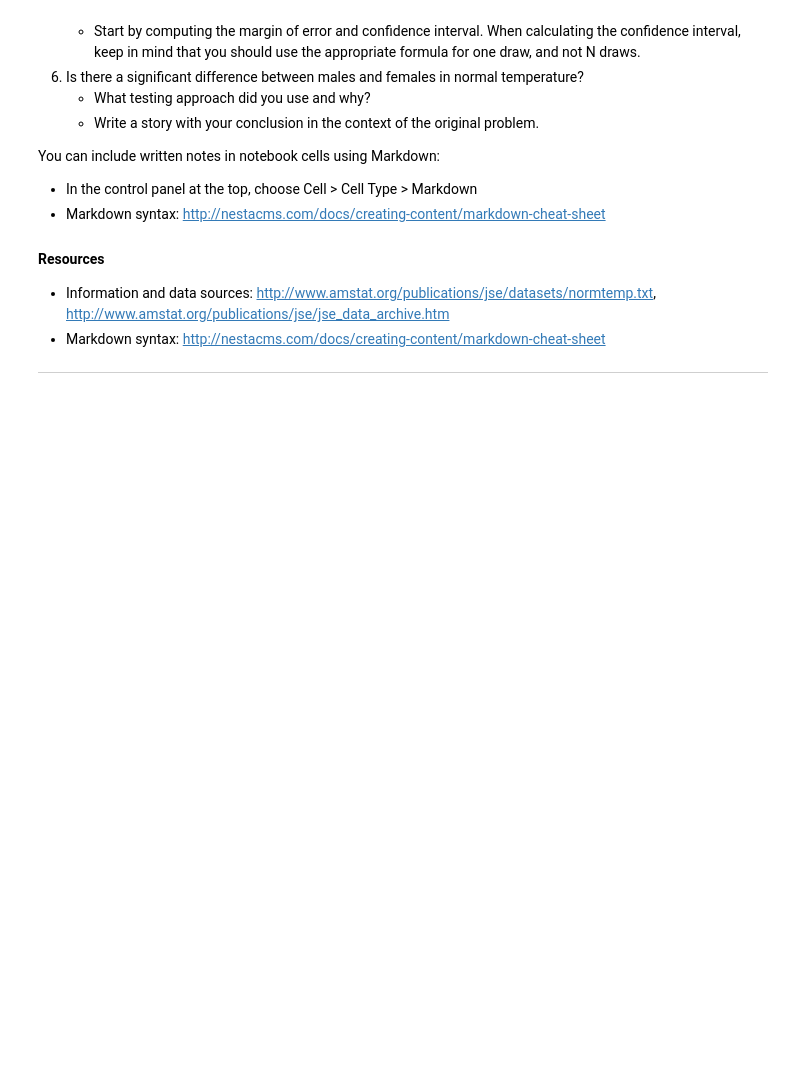
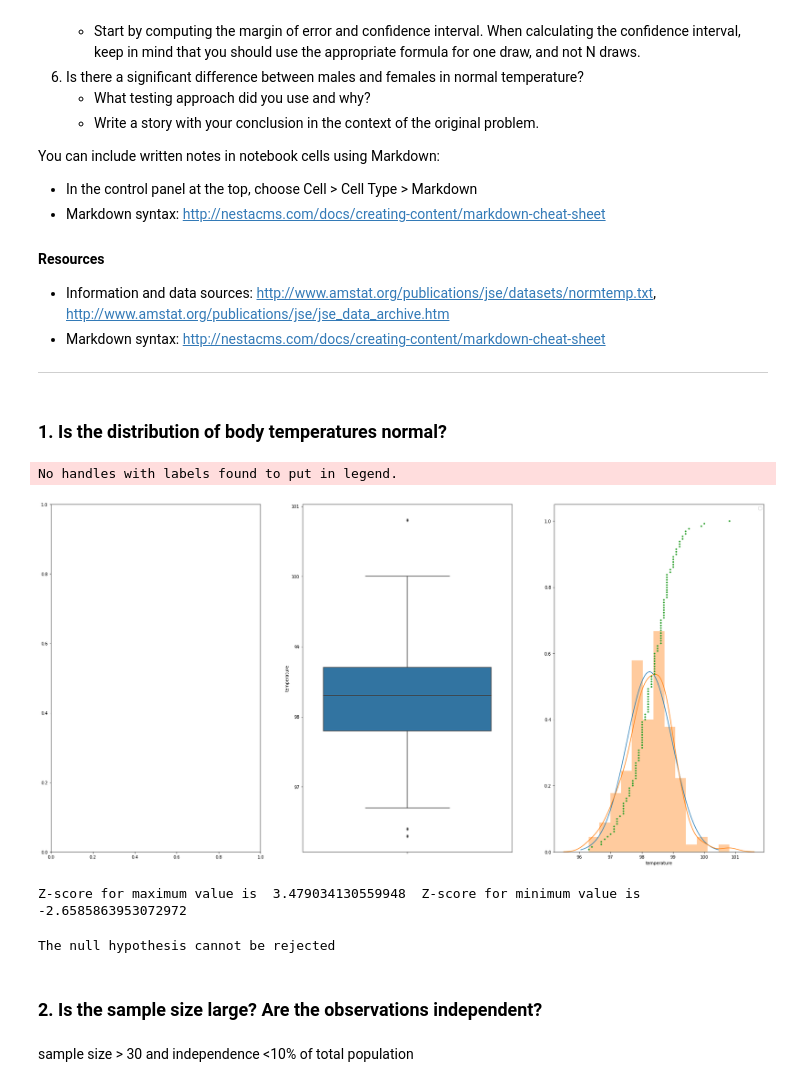
Before and after one commit to kavishashroff/Springboard, a Jupyter notebook: EDA projects/EDA_human_temperature/sliderule_dsi_inferential_statistics_exercise_1.ipynb, the cells around one changed output. Saved outputs shown, nothing was run; the diff lists cells and outputs as text; code cells hidden in the pictures; blank space fills up the shorter version.

Commit message:
Human temp EDA

```diff
--- a/EDA projects/EDA_human_temperature/sliderule_dsi_inferential_statistics_exercise_1.ipynb
+++ b/EDA projects/EDA_human_temperature/sliderule_dsi_inferential_statistics_exercise_1.ipynb
@@ -63,0 +58,57 @@ df = pd.read_csv('data/human_body_temperature.csv')
+# %%
+import pandas as pd
+import numpy as np
+import matplotlib.pyplot as plt
+import seaborn as sns
+import matplotlib.mlab as mlab
+from scipy import stats
+%matplotlib inline
+
+
+df = pd.read_csv('human_body_temperature.csv')
+# %% [markdown]
+### 1. Is the distribution of body temperatures normal?
+# %%
+summary_stats=df.temperature.describe()
+# %%
+def ecdf(data):
+    """Compute ECDF for a one-dimensional array of measurements."""
+    # Number of data points: n
+    n = len(data)
+
+    # x-data for the ECDF: x
+    x = np.sort(data)
+
+    # y-data for the ECDF: y
+    y = np.arange(1, n+1) / n
+
+    return x, y
+# %%
+#draw subplot with boxplot, ECDF
+fig, (ax1,ax2,ax3) = plt.subplots(nrows=1, ncols=3, figsize=(30,15))
+
+mean = summary_stats['mean']
+std = summary_stats['std']
+x = np.linspace(mean - 3*std, mean + 3*std, 100)
+ax1=plt.plot(x,mlab.normpdf(x, mean, std))
+ax1=sns.distplot(df.temperature)
+ax1=plt.legend(loc='upper right')
+
+ax2=sns.boxplot(y='temperature', data=df, ax=ax2)
+
+temp_x,temp_y=ecdf(df['temperature'])
+ax3=plt.plot(temp_x, temp_y, marker='.', linestyle='none')
+# %% [output]
+No handles with labels found to put in legend.
+[figure, added]
+# %%
+def calculate_z(value, mean, std):
+    z_score= (value-mean) / std
+    return z_score
+
+z_max= calculate_z(summary_stats['max'], summary_stats['mean'], summary_stats['std'])
+z_min= calculate_z(summary_stats['min'], summary_stats['mean'], summary_stats['std'])
+
+print('Z-score for maximum value is ', z_max, ' Z-score for minimum value is ', z_min)
+# %% [output]
+Z-score for maximum value is  3.479034130559948  Z-score for minimum value is  -2.6585863953072972
@@ -63,0 +117,13 @@ df = pd.read_csv('data/human_body_temperature.csv')
+# %%
+alpha = 1e-3
+if p < alpha:  # null hypothesis: x comes from a normal distribution
+    print("The null hypothesis can be rejected")
+else:
+    print("The null hypothesis cannot be rejected")
+# %% [output]
+The null hypothesis cannot be rejected
+# %% [markdown]
+### 2. Is the sample size large? Are the observations independent?
+# %% [markdown]
+sample size > 30
+and independence <10% of total population
```
Also changed, not shown: parts of 16 cells of this notebook.
